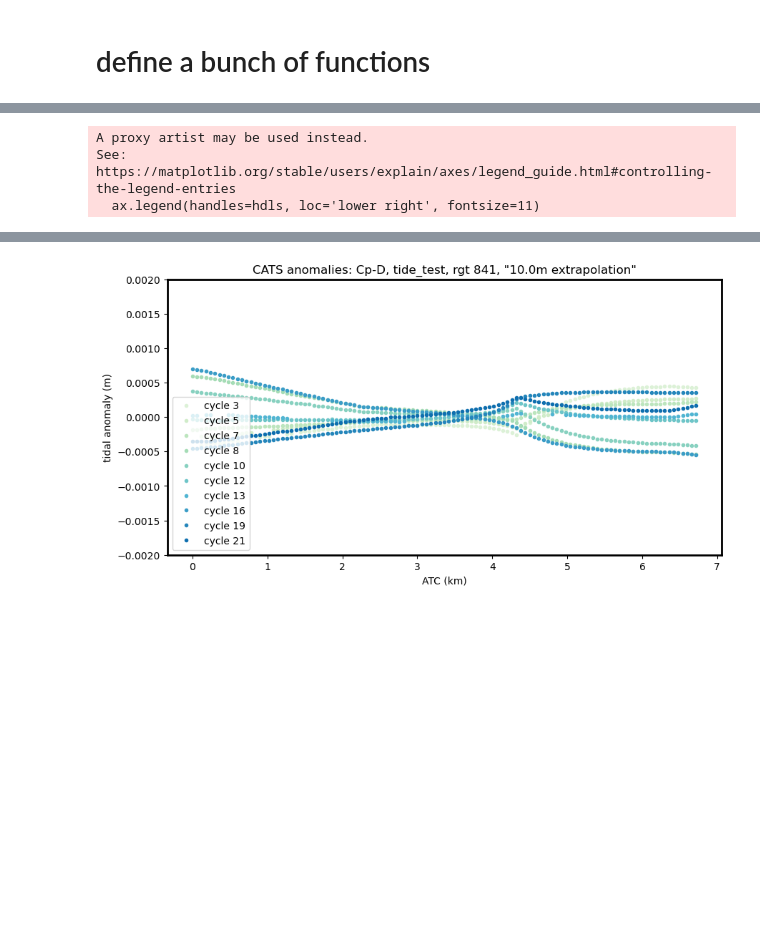
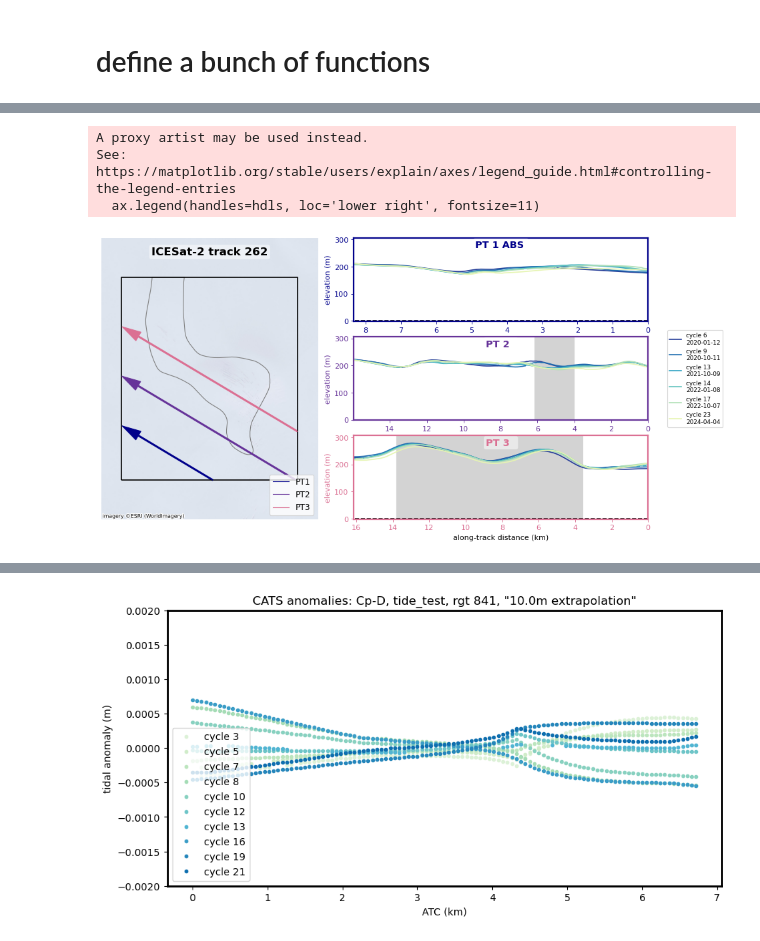
Before and after one commit to chancelorr/pinning-points, a Jupyter notebook: rpt_track_atl11.ipynb, the cells around one changed output, grey strips where cells are left out. Saved outputs shown, nothing was run; the diff lists cells and outputs as text; code cells hidden in the pictures; blank space fills up the shorter version.

```diff
--- a/rpt_track_atl11.ipynb
+++ b/rpt_track_atl11.ipynb
@@ -532,6 +602,8 @@ Wall time: 137 ms
 %%time
 
 #plot track with type ano: anomaly or abs: absolute elevations
-fig=make_plot(track, kind='abs', color_type='chrono', tide_correct=True, rolling=False, imagery_resolution_adjust=2, save=False)
+fig=make_plot(track, kind='abs', color_type='chrono', tide_correct=True, rolling=False,
+              imagery_resolution_adjust=2, save=False)
+display(fig)
 # %% [output]
 Data read
@@ -540,3 +610,4 @@ Wall time: 6.95 s
 A proxy artist may be used instead.
 See: https://matplotlib.org/stable/users/explain/axes/legend_guide.html#controlling-the-legend-entries
   ax.legend(handles=hdls, loc='lower right', fontsize=11)
+[figure, added]
```
Also changed, not shown: parts of 17 cells of this notebook.
